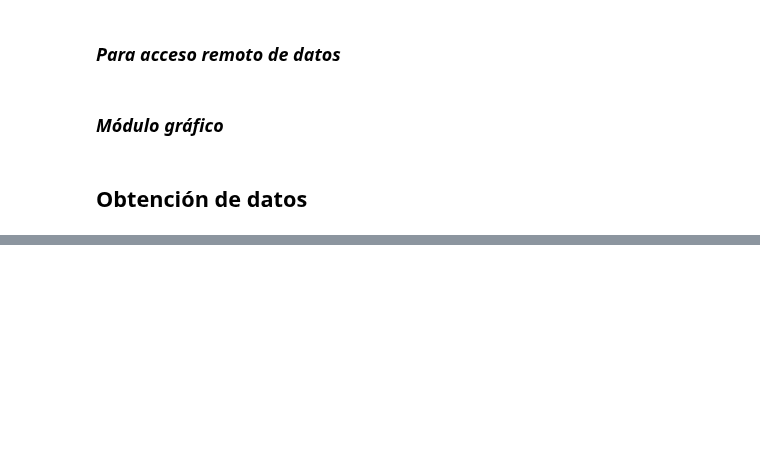
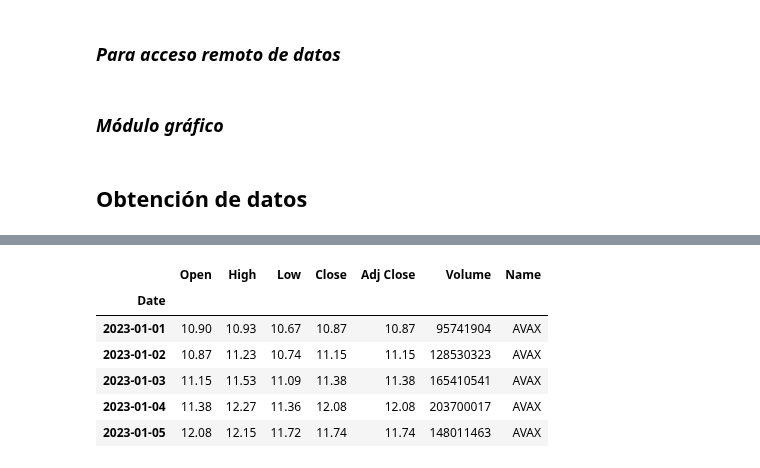
Before and after one commit to cristiandarioortegayubro/BA, a Jupyter notebook: px_02.ipynb, the cells around one changed output, grey strips where cells are left out. Drawn from its saved outputs; the diff is of its cells as text; code cells hidden in the pictures; blank space fills up the shorter version.

```diff
--- a/px_02.ipynb
+++ b/px_02.ipynb
@@ -54,0 +95,10 @@ btc2021.reset_index(inplace=True)
+# %%
+AVAX.head()
+# %% [output]
+|  | Open | High | Low | Close | Adj Close | Volume | Name |
+| Date |  |  |  |  |  |  |  |
+| 2023-01-01 | 10.90 | 10.93 | 10.67 | 10.87 | 10.87 | 95741904 | AVAX |
+| 2023-01-02 | 10.87 | 11.23 | 10.74 | 11.15 | 11.15 | 128530323 | AVAX |
+| 2023-01-03 | 11.15 | 11.53 | 11.09 | 11.38 | 11.38 | 165410541 | AVAX |
+| 2023-01-04 | 11.38 | 12.27 | 11.36 | 12.08 | 12.08 | 203700017 | AVAX |
+| 2023-01-05 | 12.08 | 12.15 | 11.72 | 11.74 | 11.74 | 148011463 | AVAX |
```
Also changed, not shown: parts of 27 cells of this notebook.
